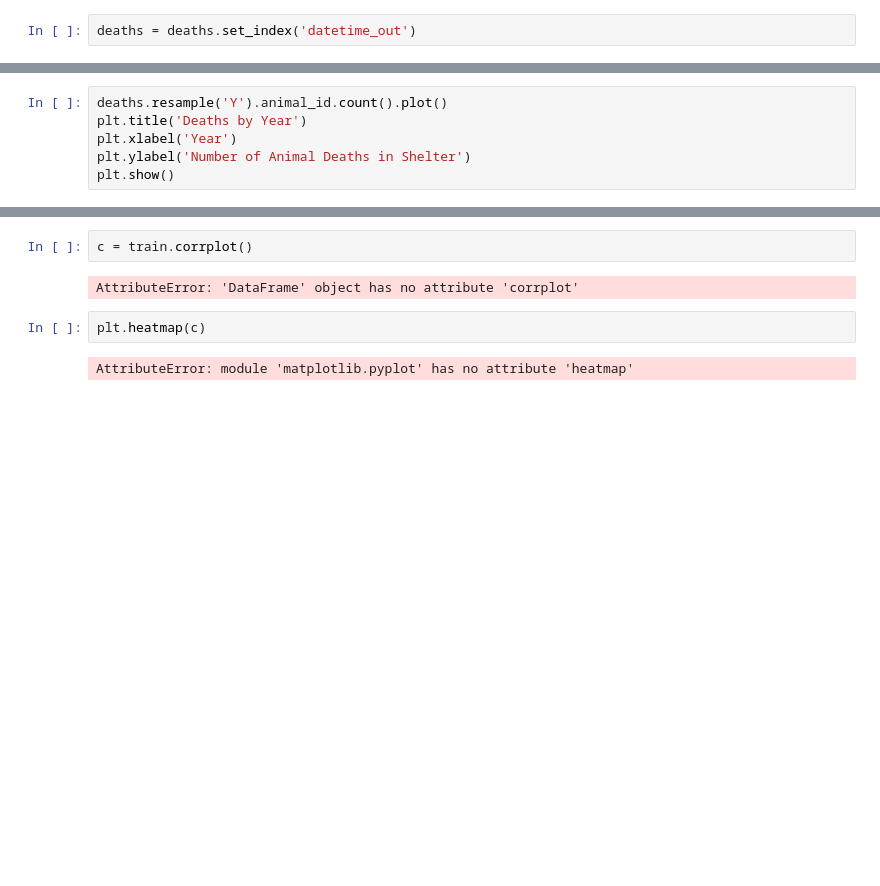
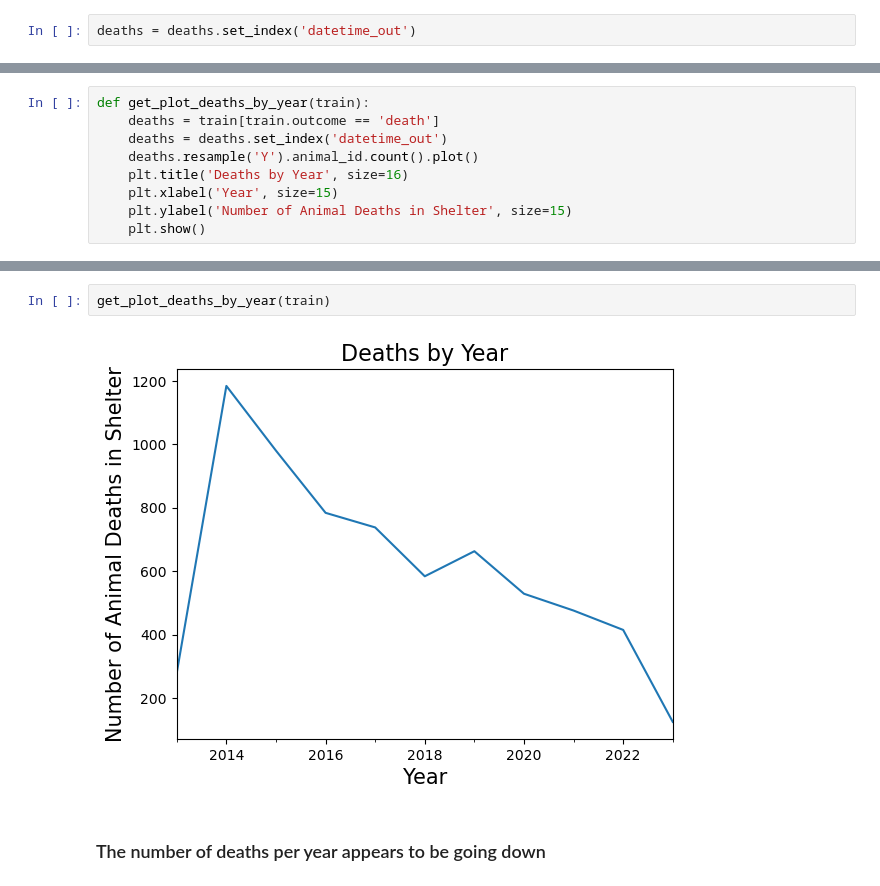
Before and after one commit to Adam-Harris87/animal-shelter-project, a Jupyter notebook: austin_animal_shelter_explore.ipynb, the cells around one changed output, grey strips where cells are left out. Saved outputs shown, nothing was run; the diff lists cells and outputs as text; blank space fills up the shorter version.

```diff
--- a/austin_animal_shelter_explore.ipynb
+++ b/austin_animal_shelter_explore.ipynb
@@ -378,6 +517,9 @@ deaths
 # %%
-deaths.resample('Y').animal_id.count().plot()
-plt.title('Deaths by Year')
-plt.xlabel('Year')
-plt.ylabel('Number of Animal Deaths in Shelter')
-plt.show()
+def get_plot_deaths_by_year(train):
+    deaths = train[train.outcome == 'death']
+    deaths = deaths.set_index('datetime_out')
+    deaths.resample('Y').animal_id.count().plot()
+    plt.title('Deaths by Year', size=16)
+    plt.xlabel('Year', size=15)
+    plt.ylabel('Number of Animal Deaths in Shelter', size=15)
+    plt.show()
@@ -424,8 +526,6 @@ Name: datetime_out, dtype: int64
-# %%
-c = train.corrplot()
-# %% [output]
-AttributeError: 'DataFrame' object has no attribute 'corrplot'
-# %%
-plt.heatmap(c)
-# %% [output]
-AttributeError: module 'matplotlib.pyplot' has no attribute 'heatmap'
+# %%
+get_plot_deaths_by_year(train)
+# %% [output]
+[figure, added]
+# %% [markdown]
+### The number of deaths per year appears to be going down
```
Also changed, not shown: parts of 100 cells of this notebook, 5 other files.
